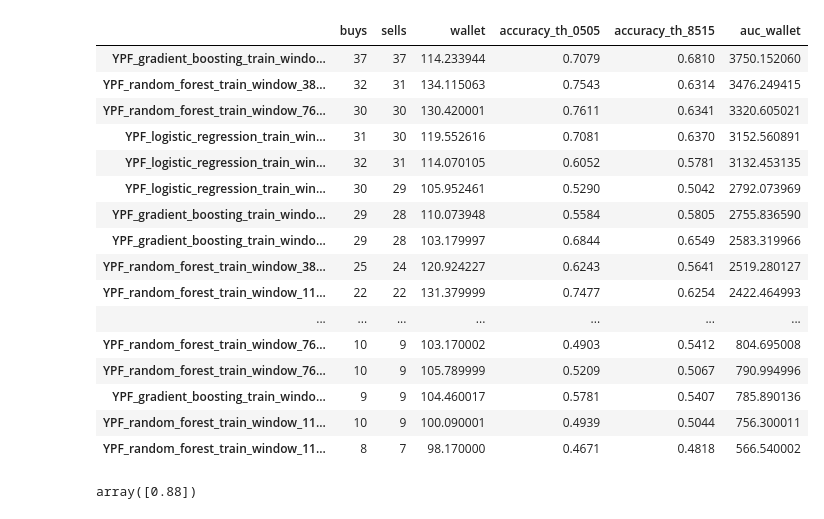
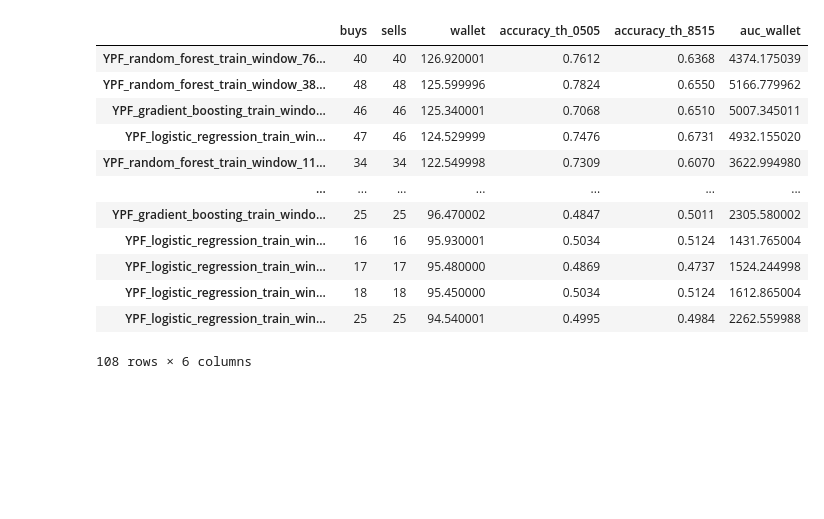
Before and after one commit to SaidJacobo/forex_ml_bot, a Jupyter notebook: see_all_experiments.ipynb, the cells around one changed output. Drawn from its saved outputs; the diff is of its cells as text; code cells hidden in the pictures; blank space fills up the shorter version.

```diff
--- a/see_all_experiments.ipynb
+++ b/see_all_experiments.ipynb
@@ -11,7 +11,7 @@ from sklearn.metrics import auc
 results_dict = {}
 
 for path in os.listdir('./data'):
-    if path != 'YPF.csv':
+    if not path.endswith('.csv'):
         buys = pd.read_csv(os.path.join('./data', path, 'buys.csv'))
         sells = pd.read_csv(os.path.join('./data', path, 'sells.csv'))
         wallet = pd.read_csv(os.path.join('./data', path, 'wallet.csv'))
@@ -50,26 +50,18 @@ for path in os.listdir('./data'):
 
 results = pd.DataFrame.from_dict(results_dict, orient='index')
 # %%
-results.sort_values(by='auc_wallet', ascending=False)
+results.sort_values(by=['wallet', 'auc_wallet'], ascending=[False, False])
 # %% [output]
 |  | buys | sells | wallet | accuracy_th_0505 | accuracy_th_8515 | auc_wallet |
-| YPF_gradient_boosting_train_windo... | 37 | 37 | 114.233944 | 0.7079 | 0.6810 | 3750.152060 |
-| YPF_random_forest_train_window_38... | 32 | 31 | 134.115063 | 0.7543 | 0.6314 | 3476.249415 |
-| YPF_random_forest_train_window_76... | 30 | 30 | 130.420001 | 0.7611 | 0.6341 | 3320.605021 |
-| YPF_logistic_regression_train_win... | 31 | 30 | 119.552616 | 0.7081 | 0.6370 | 3152.560891 |
-| YPF_logistic_regression_train_win... | 32 | 31 | 114.070105 | 0.6052 | 0.5781 | 3132.453135 |
-| YPF_logistic_regression_train_win... | 30 | 29 | 105.952461 | 0.5290 | 0.5042 | 2792.073969 |
-| YPF_gradient_boosting_train_windo... | 29 | 28 | 110.073948 | 0.5584 | 0.5805 | 2755.836590 |
-| YPF_gradient_boosting_train_windo... | 29 | 28 | 103.179997 | 0.6844 | 0.6549 | 2583.319966 |
-| YPF_random_forest_train_window_38... | 25 | 24 | 120.924227 | 0.6243 | 0.5641 | 2519.280127 |
-| YPF_random_forest_train_window_11... | 22 | 22 | 131.379999 | 0.7477 | 0.6254 | 2422.464993 |
+| YPF_random_forest_train_window_76... | 40 | 40 | 126.920001 | 0.7612 | 0.6368 | 4374.175039 |
+| YPF_random_forest_train_window_38... | 48 | 48 | 125.599996 | 0.7824 | 0.6550 | 5166.779962 |
+| YPF_gradient_boosting_train_windo... | 46 | 46 | 125.340001 | 0.7068 | 0.6510 | 5007.345011 |
+| YPF_logistic_regression_train_win... | 47 | 46 | 124.529999 | 0.7476 | 0.6731 | 4932.155020 |
+| YPF_random_forest_train_window_11... | 34 | 34 | 122.549998 | 0.7309 | 0.6070 | 3622.994980 |
 | ... | ... | ... | ... | ... | ... | ... |
-| YPF_random_forest_train_window_76... | 10 | 9 | 103.170002 | 0.4903 | 0.5412 | 804.695008 |
-| YPF_random_forest_train_window_76... | 10 | 9 | 105.789999 | 0.5209 | 0.5067 | 790.994996 |
-| YPF_gradient_boosting_train_windo... | 9 | 9 | 104.460017 | 0.5781 | 0.5407 | 785.890136 |
-| YPF_random_forest_train_window_11... | 10 | 9 | 100.090001 | 0.4939 | 0.5044 | 756.300011 |
-| YPF_random_forest_train_window_11... | 8 | 7 | 98.170000 | 0.4671 | 0.4818 | 566.540002 |
+| YPF_gradient_boosting_train_windo... | 25 | 25 | 96.470002 | 0.4847 | 0.5011 | 2305.580002 |
+| YPF_logistic_regression_train_win... | 16 | 16 | 95.930001 | 0.5034 | 0.5124 | 1431.765004 |
+| YPF_logistic_regression_train_win... | 17 | 17 | 95.480000 | 0.4869 | 0.4737 | 1524.244998 |
+| YPF_logistic_regression_train_win... | 18 | 18 | 95.450000 | 0.5034 | 0.5124 | 1612.865004 |
+| YPF_logistic_regression_train_win... | 25 | 25 | 94.540001 | 0.4995 | 0.4984 | 2262.559988 |
+108 rows × 6 columns
-# %%
-np.array([[0.88, 0.12]])[:,0]
-# %% [output]
-array([0.88])
```
Also changed, not shown: parts of 4 cells of this notebook, 6 other files.
